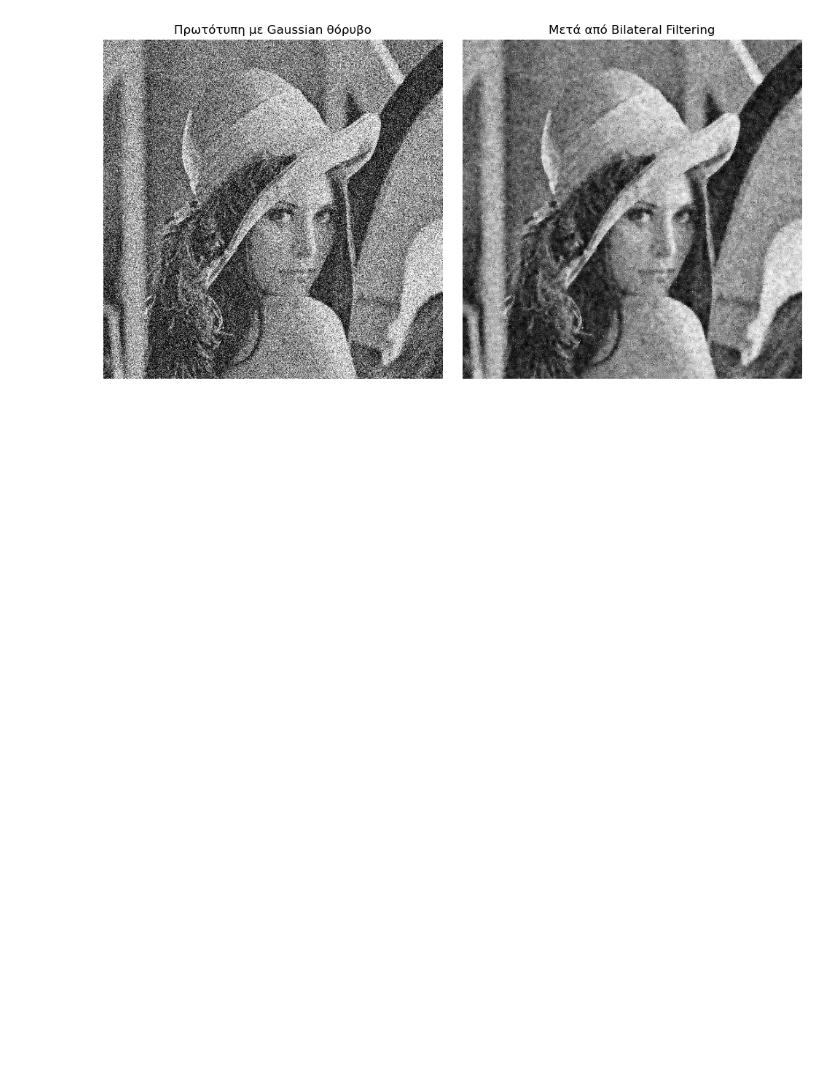
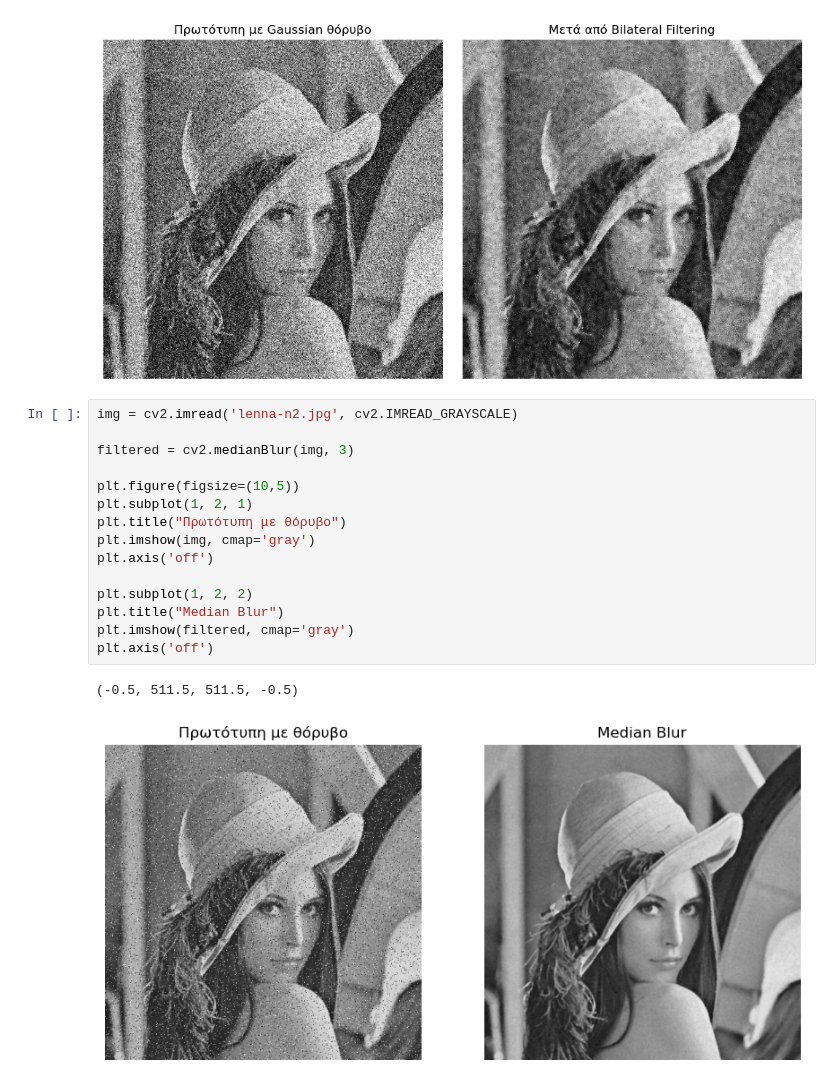
Before and after one commit to FOTIS21/EIKONES, a Jupyter notebook: ex4_1.ipynb, the cells around one changed output. Cells and saved outputs as stored; diff of their text form; blank space fills up the shorter version.

Commit message:
2nd image done

```diff
--- a/ex4_1.ipynb
+++ b/ex4_1.ipynb
@@ -26,3 +26,21 @@ plt.tight_layout()
 plt.show()
 # %% [output]
 [figure]
+# %%
+img = cv2.imread('lenna-n2.jpg', cv2.IMREAD_GRAYSCALE)
+
+filtered = cv2.medianBlur(img, 3)
+
+plt.figure(figsize=(10,5))
+plt.subplot(1, 2, 1)
+plt.title("Πρωτότυπη με θόρυβο")
+plt.imshow(img, cmap='gray')
+plt.axis('off')
+
+plt.subplot(1, 2, 2)
+plt.title("Median Blur")
+plt.imshow(filtered, cmap='gray')
+plt.axis('off')
+# %% [output]
+(-0.5, 511.5, 511.5, -0.5)
+[figure, added]
```
Also changed, not shown: parts of 1 cell of this notebook, 2 other files.
